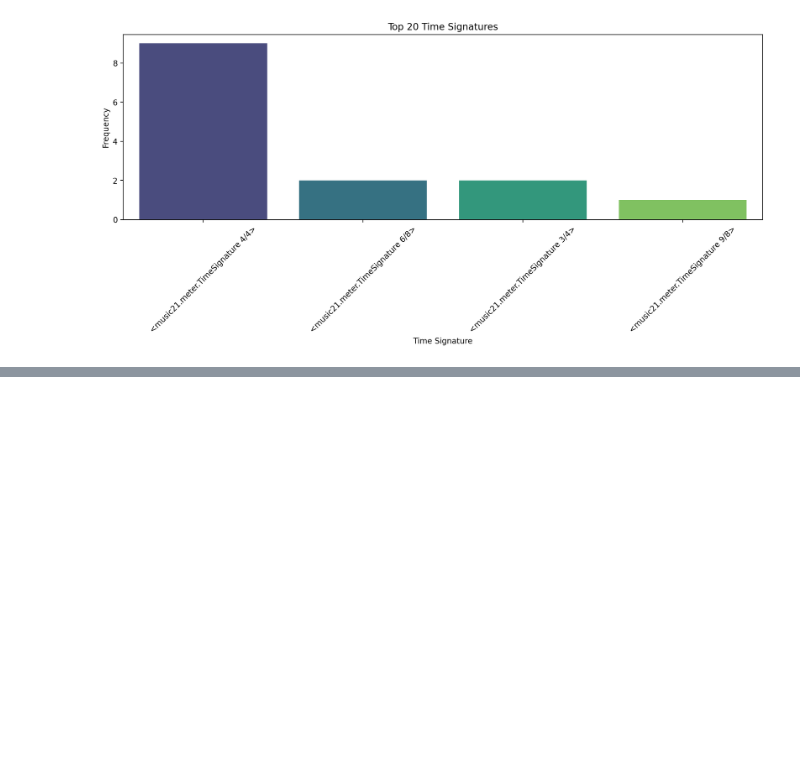
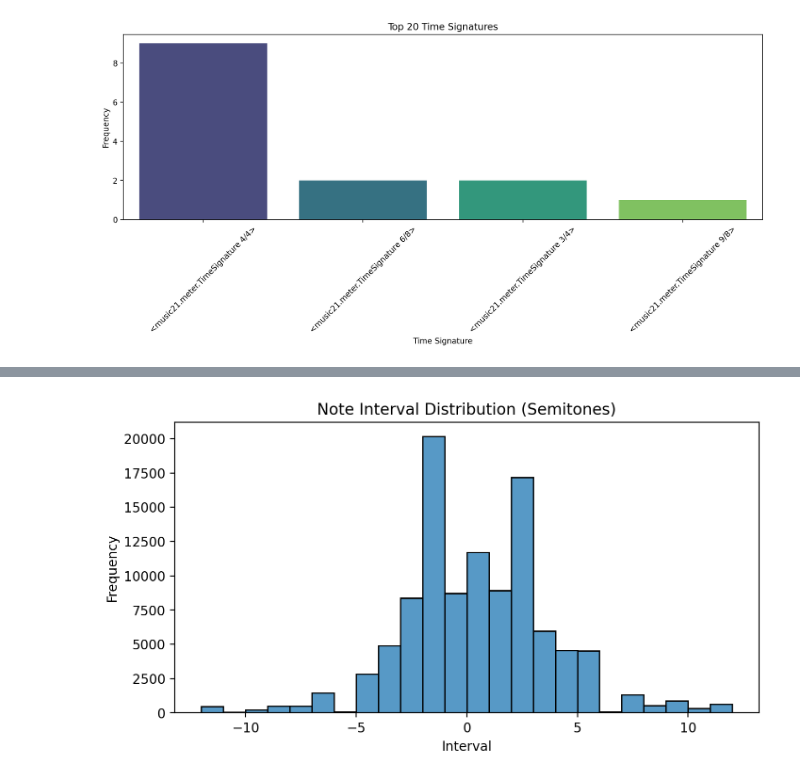
Before and after one commit to chawlaishita13/nottingham, a Jupyter notebook: eda.ipynb, the cells around one changed output, grey strips where cells are left out. Cells and saved outputs as stored; diff of their text form; code cells hidden in the pictures; blank space fills up the shorter version.

```diff
--- a/eda.ipynb
+++ b/eda.ipynb
@@ -106,0 +130,22 @@ Passing `palette` without assigning `hue` is deprecated and will be removed in v
+# %%
+intervals = []
+
+for filename in os.listdir(ABC_DIR):
+    if filename.endswith('.abc'):
+        try:
+            score = converter.parse(os.path.join(ABC_DIR, filename))
+            pitches = [n.pitch.midi for n in score.recurse().notes if isinstance(n, note.Note)]
+            if len(pitches) > 1:
+                diffs = np.diff(pitches)
+                intervals.extend(diffs)
+        except Exception as e:
+            continue
+
+plt.figure(figsize=(8, 4))
+sns.histplot(intervals, bins=range(-12, 13), kde=False)
+plt.title('Note Interval Distribution (Semitones)')
+plt.xlabel('Interval')
+plt.ylabel('Frequency')
+plt.show()
+# %% [output]
+[figure, added]
```
Also changed, not shown: parts of 18 cells of this notebook, 4 other files.
